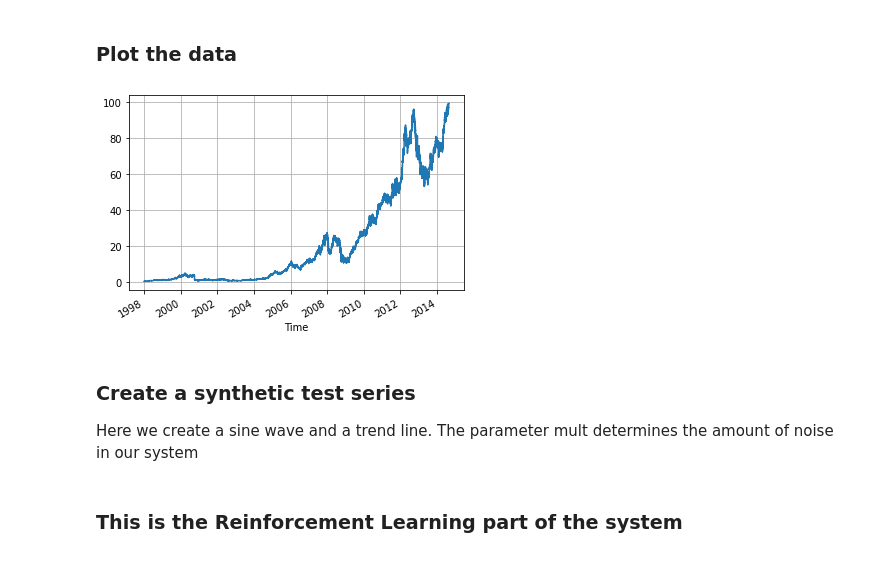
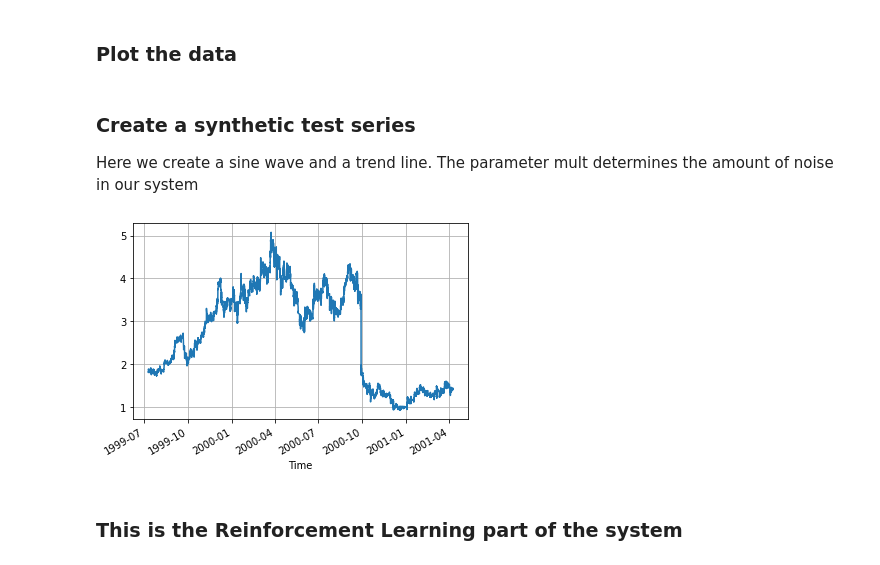
Before and after one commit to Dynami/quantcon2018, a Jupyter notebook: Quantcon-RL-Example_colab.ipynb, the cells around one changed output. Cells and saved outputs as stored; diff of their text form; code cells hidden in the pictures.

```diff
--- a/Quantcon-RL-Example_colab.ipynb
+++ b/Quantcon-RL-Example_colab.ipynb
@@ -57,11 +57,6 @@ df.index.rename('Time',inplace=True)
 df.columns = ['open','high','low','close','volume']
 # %% [markdown]
 ### Plot the data
-# %%
-df['close'].plot()
-plt.grid()
-# %% [output]
-[figure, removed]
 # %% [markdown]
 ### Create a synthetic test series
 
@@ -77,8 +72,12 @@ def create_synth_series(x,y,mult=1):
     dfs.index.rename('Time',inplace=True)
     dfs.columns = ['open','high','low','close']
     return dfs
-# %%
-df = df.iloc[:80000]
+# %%
+df = df.iloc[30000:70000]
+df['close'].plot()
+plt.grid()
+# %% [output]
+[figure, added]
 # %%
 ldf = len(df)
 mid= int(ldf/2)
```
Also changed, not shown: parts of 3 cells of this notebook.
